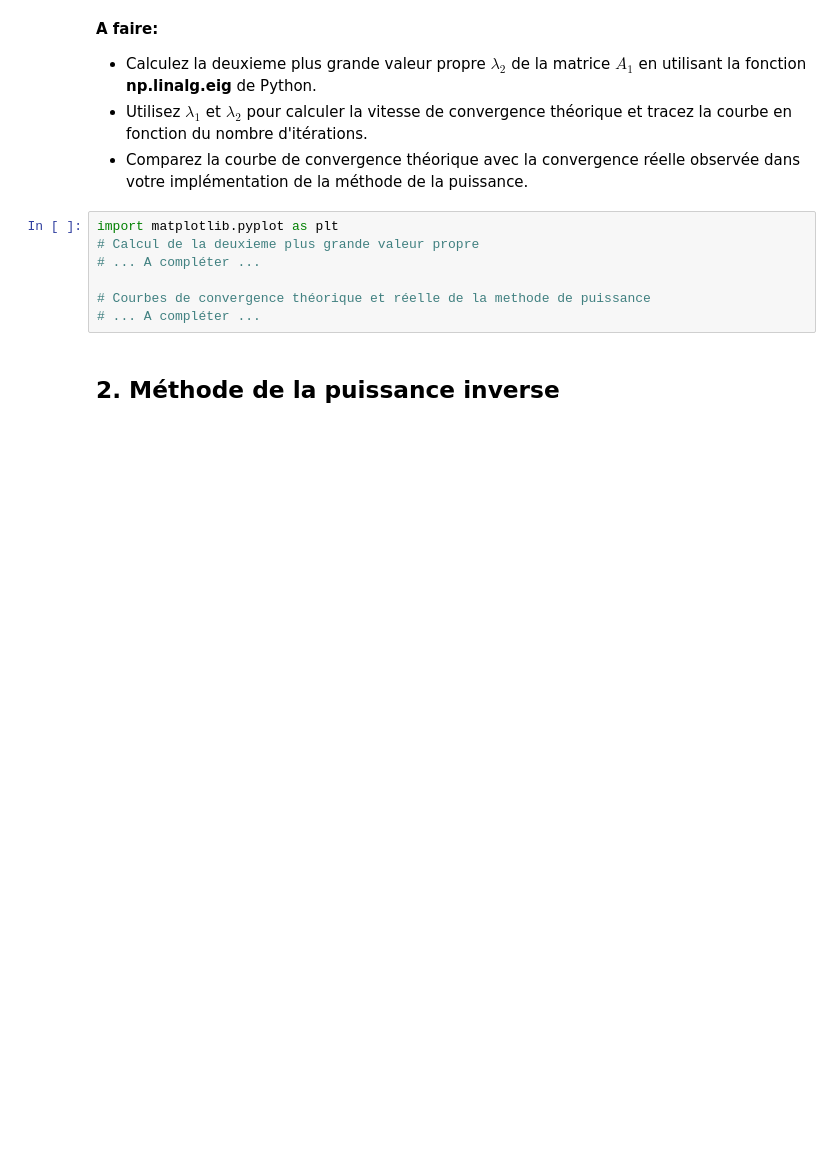
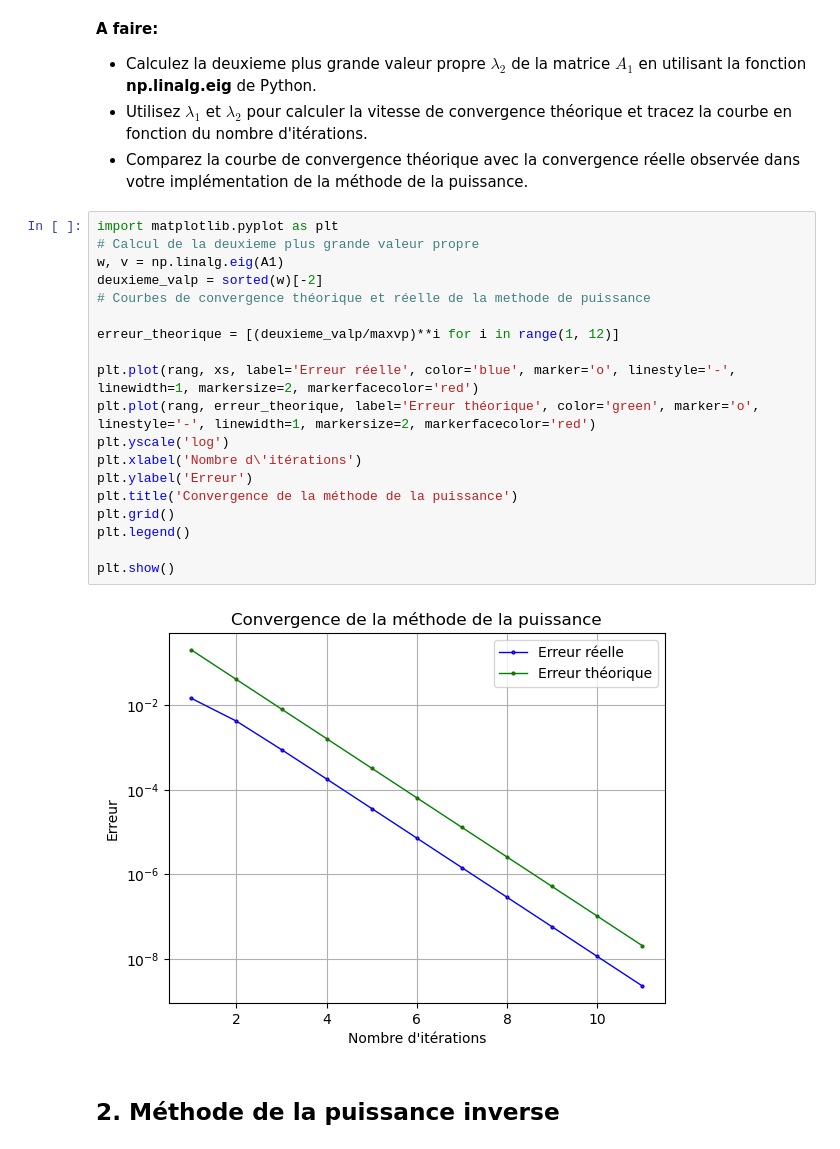
Before and after one commit to raphaffou/Methodes-numeriques, a Jupyter notebook: TP2-methodePuissance-2024-v3.ipynb, the cells around one changed output. Saved outputs shown, nothing was run; the diff lists cells and outputs as text; blank space fills up the shorter version.

```diff
--- a/TP2-methodePuissance-2024-v3.ipynb
+++ b/TP2-methodePuissance-2024-v3.ipynb
@@ -88,10 +151,24 @@ Cela signifie que la méthode de la puissance converge de manière exponentielle
 # %%
 import matplotlib.pyplot as plt
 # Calcul de la deuxieme plus grande valeur propre
-# ... A compléter ...
+w, v = np.linalg.eig(A1)
+deuxieme_valp = sorted(w)[-2]
+# Courbes de convergence théorique et réelle de la methode de puissance
 
-# Courbes de convergence théorique et réelle de la methode de puissance
-# ... A compléter ...
+erreur_theorique = [(deuxieme_valp/maxvp)**i for i in range(1, 12)]
+
+plt.plot(rang, xs, label='Erreur réelle', color='blue', marker='o', linestyle='-', linewidth=1, markersize=2, markerfacecolor='red')
+plt.plot(rang, erreur_theorique, label='Erreur théorique', color='green', marker='o', linestyle='-', linewidth=1, markersize=2, markerfacecolor='red')
+plt.yscale('log')
+plt.xlabel('Nombre d\'itérations')
+plt.ylabel('Erreur')
+plt.title('Convergence de la méthode de la puissance')
+plt.grid()
+plt.legend()
+
+plt.show()
+# %% [output]
+[figure, added]
 # %% [markdown]
 ## 2. Méthode de la puissance inverse
 # %% [markdown]
```
Also changed, not shown: parts of 8 cells of this notebook.
